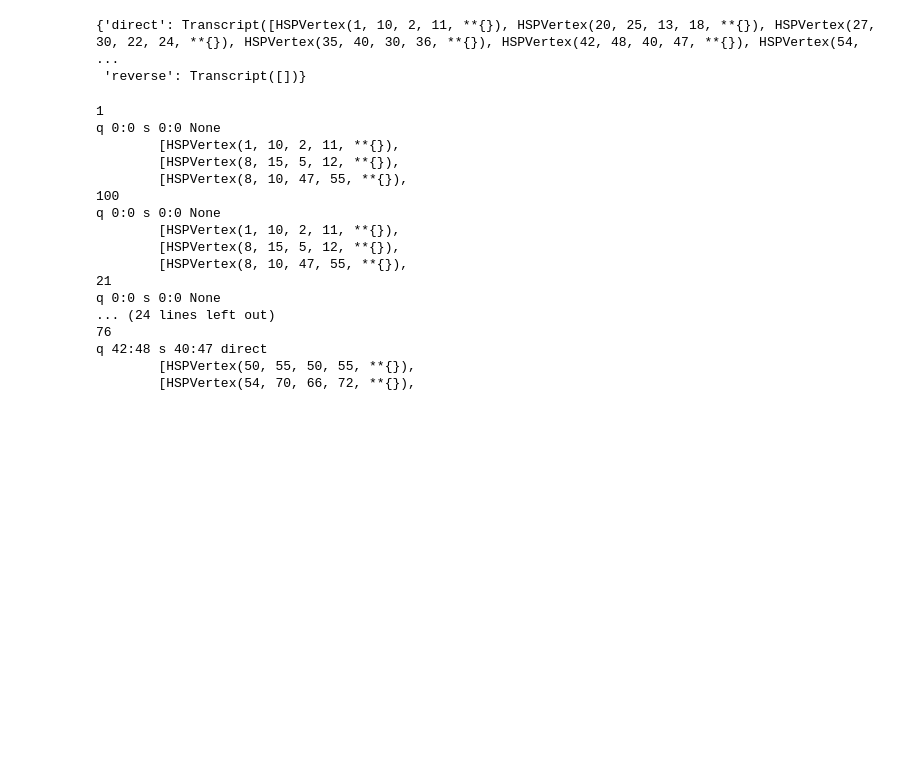
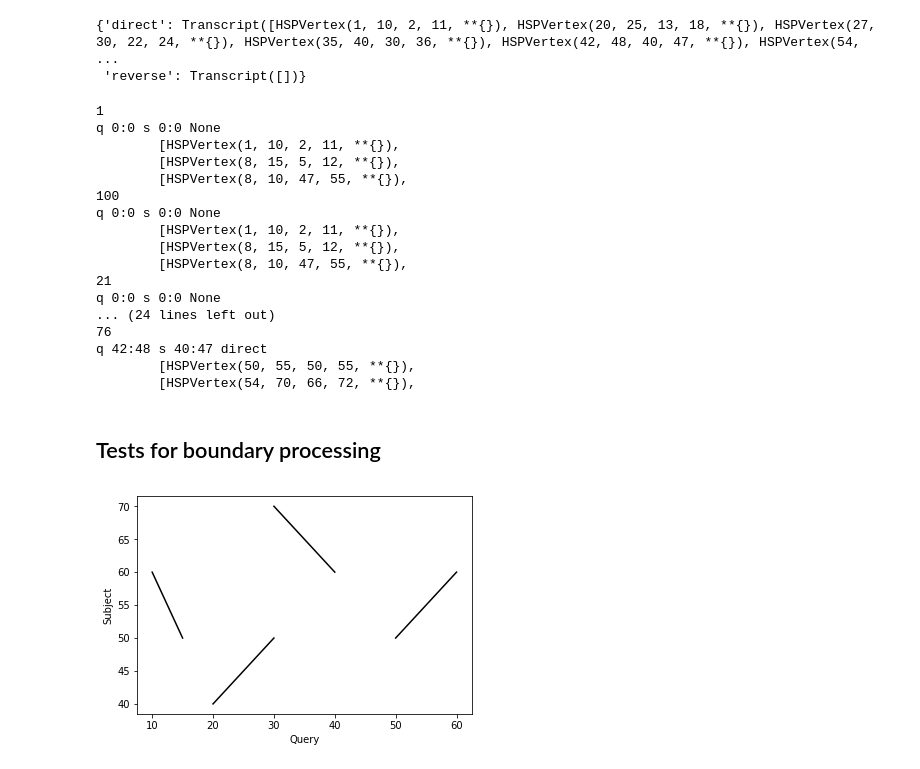
Before and after one commit to dmitrymyl/miscellaneous, a Jupyter notebook: HSP_wiring.ipynb, the cells around one changed output. Saved outputs shown, nothing was run; the diff lists cells and outputs as text; code cells hidden in the pictures; blank space fills up the shorter version.

```diff
--- a/HSP_wiring.ipynb
+++ b/HSP_wiring.ipynb
@@ -16,8 +10,7 @@ class HSP:
                         (True, False): 'reverse',
                        }
     def __init__(self, qstart, qend, sstart, send, score, **kwargs):
-        """
-        Constructor.
+        """Inits HSP class.
 
         Args:
             qstart (int): start of HSP in query sequence.
@@ -45,7 +38,7 @@ class HSP:
         return f"HSP({', '.join(params_list)})"
 
     def __str__(self):
-        return f"q {self.qstart}:{self.qend} s {self.sstart}:{self.send} {self.orientation}"
+        return f"q {self.qstart}:{self.qend} s {self.sstart}:{self.send} score {self.score} {self.orientation}"
 
     def precede(self, other):
         """Infers HSP precedence.
@@ -411,21 +400,29 @@ class Alignment:
                    }
 
 
-    def __init__(self, HSPs, qlen, slen, filtered_HSPs=None):
-        """Constructor.
+    def __init__(self, HSPs, qlen=None, slen=None, filtered_HSPs=None):
+        """Inits Alignment class.
 
         Args:
             HSPs (list): list of HSP instances;
-            qlen (int): query sequence length;
-            slen (int): subject sequence length;
+            qlen (int): query sequence length
+                (default: None);
+            slen (int): subject sequence length
+                (default: None);
             filtered_HSPs (list): list of HSP instances
                 that were filtered by some criterion
                (default: None).
         """
         self._all_HSPs = HSPs
         self.HSPs = HSPs.copy() if filtered_HSPs is None else filtered_HSPs
-        self.qlen = qlen
-        self.slen = slen
+        self.qlen = (max(self._all_HSPs,
+                         key=lambda hsp: hsp.qend).qend + 1
+                     if qlen is None else qlen)
+        self.slen = (max(max(self._all_HSPs,
+                             key=lambda hsp: hsp.sstart).sstart + 1,
+                         max(self._all_HSPs,
+                             key=lambda hsp: hsp.send).send + 1)
+                     if slen is None else slen)
         self.filtered = False if filtered_HSPs is None else True
 
 
@@ -463,6 +460,10 @@ class Alignment:
 
         Returns:
             An Alignment instance.
+
+        Raises:
+            ValueError in case field 'score'
+            is not found in alignment fields.
         """
         line = file_object.readline()
 
@@ -470,6 +471,10 @@ class Alignment:
             line = file_object.readline()
 
         fields = line.lstrip("# Fields: ").rstrip("\n").split(", ")
+        if 'score' not in fields:
+            raise ValueError("'score' is not found in alignment fields. "
+                             "Please provide an alignment file with score field "
+                             "(raw score, not bit score).")
         fields = [Alignment.replace_dict.get(item, item)
                   for item in fields]
         hit_number = int(file_object.readline().split(" ")[1])
@@ -479,7 +484,7 @@ class Alignment:
             hsp = [numberize(item) for item in hsp]
             hsp = HSPVertex(**dict(zip(fields, hsp)))
             HSPs.append(hsp)
-        return Alignment(HSPs, hsp.kwargs['qlen'], hsp.kwargs['slen'])
+        return Alignment(HSPs, hsp.kwargs.get('qlen'), hsp.kwargs.get('slen'))
 
     def to_dict(self):
         """Transforms instance to dict representation."""
@@ -869,3 +874,17 @@ q 0:0 s 0:0 None
 q 42:48 s 40:47 direct
         [HSPVertex(50, 55, 50, 55, **{}),
         [HSPVertex(54, 70, 66, 72, **{}),
+# %% [markdown]
+## Tests for boundary processing
+# %%
+vertices = [[20, 30, 40, 50, 10],  # direct
+            [10, 15, 60, 50, 20],  # reverse
+            [50, 60, 50, 60, 15],  # direct
+            [30, 40, 70, 60, 25],  # reverse
+           ]
+# %%
+test_boundaries = Alignment([HSPVertex(*i) for i in vertices], 70, 80)
+# %%
+test_boundaries.plot_alignment()
+# %% [output]
+[figure, added]
```
Also changed, not shown: parts of 12 cells of this notebook.
